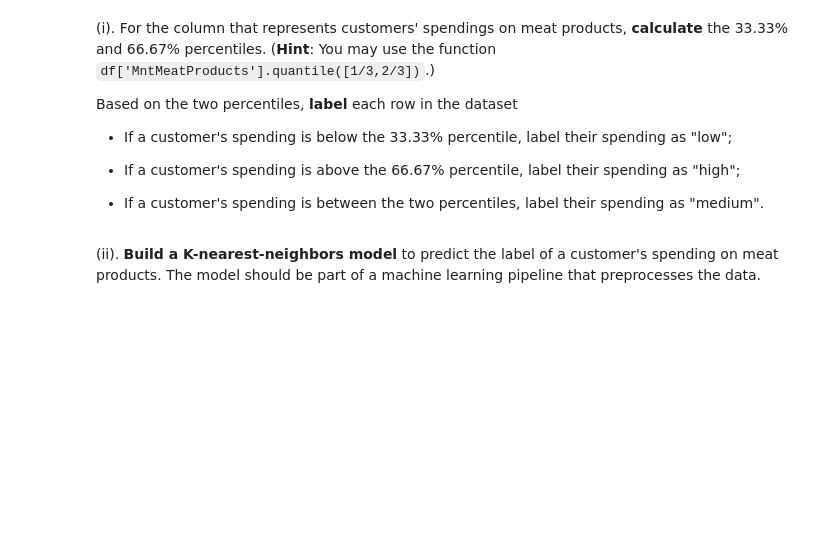
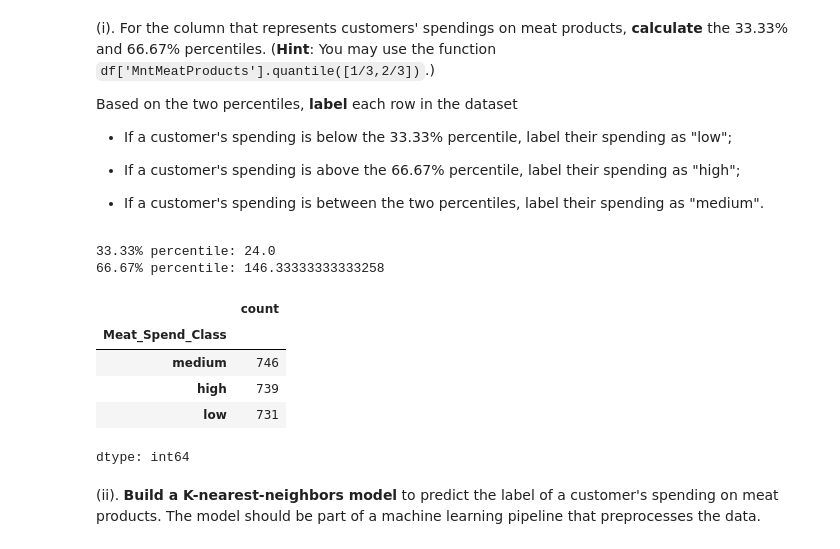
Before and after one commit to Data-Analytics-with-Python/individual-assignment-iii-harshrstgi24-cloud, a Jupyter notebook: Assignment_3.ipynb, the cells around one changed output. Cells and saved outputs as stored; diff of their text form; code cells hidden in the pictures; blank space fills up the shorter version.

```diff
--- a/Assignment_3.ipynb
+++ b/Assignment_3.ipynb
@@ -135,5 +537,34 @@ Based on the two percentiles, **label** each row in the dataset
 
 
 * If a customer's spending is between the two percentiles, label their spending as "medium".
+# %%
+# Compute 33.33% and 66.67% percentiles for meat spending
+q_low, q_high = df["MntMeatProducts"].quantile([1/3, 2/3])
+
+print("33.33% percentile:", q_low)
+print("66.67% percentile:", q_high)
+
+# Define a labeling function
+def label_meat_spending(value):
+    if value < q_low:
+        return "low"
+    elif value > q_high:
+        return "high"
+    else:
+        return "medium"
+
+# Apply labels to create a new column
+df["Meat_Spend_Class"] = df["MntMeatProducts"].apply(label_meat_spending)
+
+df["Meat_Spend_Class"].value_counts()
+# %% [output]
+33.33% percentile: 24.0
+66.67% percentile: 146.33333333333258
+|  | count |
+| Meat_Spend_Class |  |
+| medium | 746 |
+| high | 739 |
+| low | 731 |
+dtype: int64
 # %% [markdown]
 (ii). **Build a K-nearest-neighbors model** to predict the label of a customer's spending on meat products. The model should be part of a machine learning pipeline that preprocesses the data.
```
Also changed, not shown: parts of 16 cells of this notebook.
